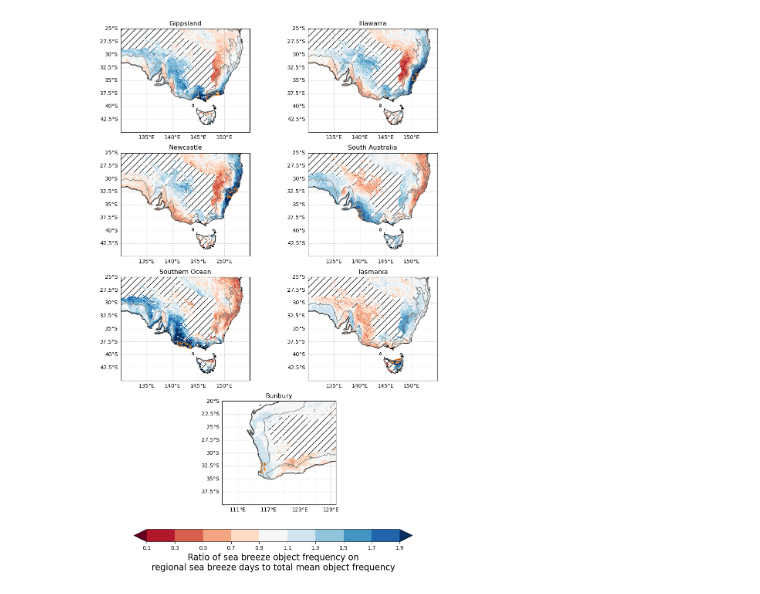
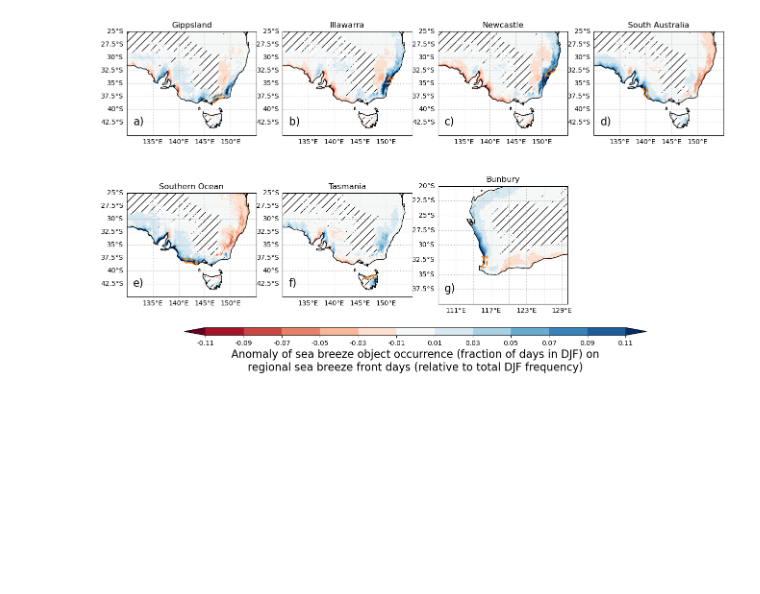
Before and after one commit to andrewbrown31/sea_breeze_analysis, a Jupyter notebook: analysis_notebooks/sb_days_stats_rez.ipynb, the cells around one changed output. Saved outputs shown, nothing was run; the diff lists cells and outputs as text; code cells hidden in the pictures; blank space fills up the shorter version.

```diff
--- a/analysis_notebooks/sb_days_stats_rez.ipynb
+++ b/analysis_notebooks/sb_days_stats_rez.ipynb
@@ -7,7 +10,7 @@ def read_csv(path):
 
     df = pd.read_csv(path)
     df["time"] = pd.to_datetime(df["time"])
-    return df.set_index("time")
+    return df.set_index("time").loc[slice("1979-01-01","2024-12-31 23:00")]
 
 bunbury = read_csv("/g/data/ng72/ab4502/sea_breeze_detection/barra_c_smooth_s2/sb_days/bunbury.csv")
 gipps = read_csv("/g/data/ng72/ab4502/sea_breeze_detection/barra_c_smooth_s2/sb_days/gipps.csv")
@@ -16,3 +19,8 @@ newcastle = read_csv("/g/data/ng72/ab4502/sea_breeze_detection/barra_c_smooth_s2
 sa = read_csv("/g/data/ng72/ab4502/sea_breeze_detection/barra_c_smooth_s2/sb_days/sa.csv")
 southern = read_csv("/g/data/ng72/ab4502/sea_breeze_detection/barra_c_smooth_s2/sb_days/southern.csv")
 tas = read_csv("/g/data/ng72/ab4502/sea_breeze_detection/barra_c_smooth_s2/sb_days/tas.csv")
+# %%
+names = ["South Australia","Southern Ocean","Tasmania","Gippsland","Illawarra","Newcastle"]
+df_stat = pd.DataFrame(columns=names,index=names,dtype=float)
+df_ci_low = pd.DataFrame(columns=names,index=names,dtype=float)
+df_ci_hi = pd.DataFrame(columns=names,index=names,dtype=float)
@@ -19,9 +65,8 @@ tas = read_csv("/g/data/ng72/ab4502/sea_breeze_detection/barra_c_smooth_s2/sb_da
 # %%
 def plot(ax,df,title):
 
-    (df[df["sb"]==1].index.month.value_counts().sort_index() / \
-         df.index.month.value_counts().sort_index()).plot(marker="o")
-    ax.set_ylim([0,0.9])
+    (df["sb"].groupby(df.index.month).mean()*100).plot(ax=ax,marker="o")
+    ax.set_ylim([0,105])
     ax.set_title(title)
     ax.grid(ls=":")
     ax.set_xlabel("")
@@ -201,6 +171,6 @@ client
 # %%
-sb_day_aest = xr.open_dataset("/g/data/ng72/ab4502/sea_breeze_detection/barra_c_smooth_s2/filters/daily_filtered_standard_F_aest_19790101_20250101.zarr/",engine="zarr",chunks={})
-sb_day_awst = xr.open_dataset("/g/data/ng72/ab4502/sea_breeze_detection/barra_c_smooth_s2/filters/daily_filtered_standard_F_awst_19790101_20241231.zarr/",engine="zarr",chunks={})
+sb_day_aest = xr.open_dataset("/g/data/ng72/ab4502/sea_breeze_detection/barra_c_smooth_s2/filters/daily_filtered_standard_F_aest_19790101_20241231.zarr/",engine="zarr",chunks={}).sel({"time":slice("1979-01-01","2024-12-31 23:00")})
+sb_day_awst = xr.open_dataset("/g/data/ng72/ab4502/sea_breeze_detection/barra_c_smooth_s2/filters/daily_filtered_standard_F_awst_19790101_20241231.zarr/",engine="zarr",chunks={}).sel({"time":slice("1979-01-01","2024-12-31 23:00")})
 # %%
 def seasonal_mean(ds):
 
@@ -249,76 +229,85 @@ shapes = xr.open_dataset("/g/data/ng72/ab4502/coastline_data/rez_coastal_shapes.
 # %%
 import cartopy.crs as ccrs
 
-season="DJF"
-min_freq = 0.01
-
-def plot(sb_day_aest_mean,ratio,season,ax,shape,lsm,lat_slice=slice(-45,-25),lon_slice=slice(130,155),min_freq=0.015,title=""):
+def plot(sb_day_aest_mean,ratio,season,ax,shape,lsm,lat_slice=slice(-45,-25),lon_slice=slice(130,155),min_freq=0.015,title="",letter=""):
 
     c=xr.where(
         sb_day_aest_mean[season] > min_freq,
         ratio[season],
-        np.nan).sel(lat=lat_slice,lon=lon_slice).plot(vmin=0,vmax=2,cmap="RdBu",levels=np.arange(0.1,2,0.2),extend="both",add_colorbar=False)
+        np.nan).sel(lat=lat_slice,lon=lon_slice).plot(cmap="RdBu",levels=np.arange(-0.11,0.12,0.02),extend="both",add_colorbar=False)
     xr.plot.contour(shape.sel(lat=lat_slice,lon=lon_slice),levels=1,colors="tab:orange",linestyles="--",linewidths=2)
-    xr.plot.contour(sb_day_aest_mean[season].sel(lat=lat_slice,lon=lon_slice),levels=[0.05],colors="grey",linewidths=1)
+    #xr.plot.contour(sb_day_aest_mean[season].sel(lat=lat_slice,lon=lon_slice),levels=[0.05],colors="grey",linewidths=1)
 
     xr.plot.contourf((sb_day_aest_mean[season].sel(lat=lat_slice,lon=lon_slice) < min_freq) * lsm.sel(lat=lat_slice,lon=lon_slice),
-                     levels=[0.5,1], hatches=["","//"],colors="none",add_colorbar=False)
+                    levels=[0.5,1], hatches=["","//"],colors="none",add_colorbar=False)
 
     plt.title(title)
 
+    ax.text(0.05,0.1,letter+")",transform=ax.transAxes,fontdict={"size":"16"})
+
     return c
 
-plt.figure(figsize=[12,16])
+plt.figure(figsize=[16,8])
 
-ax=plt.subplot2grid((4,4),(0,0),rowspan=1,colspan=2,projection=ccrs.PlateCarree())
-plot(sb_day_aest_mean,ratio_gipps,"DJF",ax,shapes["gipps"],shapes["lsm"],title="Gippsland")
+#ax=plt.subplot2grid((4,4),(0,0),rowspan=1,colspan=2,projection=ccrs.PlateCarree())
+ax=plt.subplot(2,4,1,projection=ccrs.PlateCarree())
+plot(sb_day_aest_mean,ratio_gipps,"DJF",ax,shapes["gipps"],shapes["lsm"],title="Gippsland",letter="a")
 ax.coastlines()
 ax.gridlines(ls=":",draw_labels=["left","bottom"])
 
 
 
-ax=plt.subplot2grid((4,4),(0,2),rowspan=1,colspan=2,projection=ccrs.PlateCarree())
-plot(sb_day_aest_mean,ratio_illawarra,"DJF",ax,shapes["illawara"],shapes["lsm"],title="Illawarra")
+#ax=plt.subplot2grid((4,4),(0,2),rowspan=1,colspan=2,projection=ccrs.PlateCarree())
+ax=plt.subplot(2,4,2,projection=ccrs.PlateCarree())
+plot(sb_day_aest_mean,ratio_illawarra,"DJF",ax,shapes["illawara"],shapes["lsm"],title="Illawarra",letter="b")
 ax.coastlines()
 ax.gridlines(ls=":",draw_labels=["left","bottom"])
 
 
 
-ax=plt.subplot2grid((4,4),(1,0),rowspan=1,colspan=2,projection=ccrs.PlateCarree())
-plot(sb_day_aest_mean,ratio_newcastle,"DJF",ax,shapes["newcastle"],shapes["lsm"],title="Newcastle")
+#ax=plt.subplot2grid((4,4),(1,0),rowspan=1,colspan=2,projection=ccrs.PlateCarree())
+ax=plt.subplot(2,4,3,projection=ccrs.PlateCarree())
+plot(sb_day_aest_mean,ratio_newcastle,"DJF",ax,shapes["newcastle"],shapes["lsm"],title="Newcastle",letter="c")
 ax.coastlines()
 ax.gridlines(ls=":",draw_labels=["left","bottom"])
 
 
 
-ax=plt.subplot2grid((4,4),(1,2),rowspan=1,colspan=2,projection=ccrs.PlateCarree())
-plot(sb_day_aest_mean,ratio_sa,"DJF",ax,shapes["sa"],shapes["lsm"],title="South Australia")
+#ax=plt.subplot2grid((4,4),(1,2),rowspan=1,colspan=2,projection=ccrs.PlateCarree())
+ax=plt.subplot(2,4,4,projection=ccrs.PlateCarree())
+plot(sb_day_aest_mean,ratio_sa,"DJF",ax,shapes["sa"],shapes["lsm"],title="South Australia",letter="d")
 ax.coastlines()
 ax.gridlines(ls=":",draw_labels=["left","bottom"])
 
 
 
-ax=plt.subplot2grid((4,4),(2,0),rowspan=1,colspan=2,projection=ccrs.PlateCarree())
-plot(sb_day_aest_mean,ratio_southern,"DJF",ax,shapes["southern"],shapes["lsm"],title="Southern Ocean")
+#ax=plt.subplot2grid((4,4),(2,0),rowspan=1,colspan=2,projection=ccrs.PlateCarree())
+ax=plt.subplot(2,4,5,projection=ccrs.PlateCarree())
+plot(sb_day_aest_mean,ratio_southern,"DJF",ax,shapes["southern"],shapes["lsm"],title="Southern Ocean",letter="e")
 ax.coastlines()
 ax.gridlines(ls=":",draw_labels=["left","bottom"])
 
 
 
 
-ax=plt.subplot2grid((4,4),(2,2),rowspan=1,colspan=2,projection=ccrs.PlateCarree())
-plot(sb_day_aest_mean,ratio_tas,"DJF",ax,shapes["tas"],shapes["lsm"],title="Tasmania")
+#ax=plt.subplot2grid((4,4),(2,2),rowspan=1,colspan=2,projection=ccrs.PlateCarree())
+ax=plt.subplot(2,4,6,projection=ccrs.PlateCarree())
+plot(sb_day_aest_mean,ratio_tas,"DJF",ax,shapes["tas"],shapes["lsm"],title="Tasmania",letter="f")
 ax.coastlines()
 ax.gridlines(ls=":",draw_labels=["left","bottom"])
 
 
-ax=plt.subplot2grid((4,4),(3,1),rowspan=1,colspan=2,projection=ccrs.PlateCarree())
-c=plot(sb_day_awst_mean,ratio_bunbury,"DJF",ax,shapes["bunbury"],shapes["lsm"],lon_slice=slice(108,130),lat_slice=slice(-40,-20),title="Bunbury")
+#ax=plt.subplot2grid((4,4),(3,1),rowspan=1,colspan=2,projection=ccrs.PlateCarree())
+ax=plt.subplot(2,4,7,projection=ccrs.PlateCarree())
+c=plot(sb_day_awst_mean,ratio_bunbury,"DJF",ax,shapes["bunbury"],shapes["lsm"],lon_slice=slice(108,130),lat_slice=slice(-40,-20),title="Bunbury",letter="g")
 ax.coastlines()
 ax.gridlines(ls=":",draw_labels=["left","bottom"])
 
 
 cb=plt.colorbar(c, cax=plt.axes([0.2,0.05,0.6,0.02]),orientation="horizontal")
-cb.set_label("Ratio of sea breeze object frequency on\nregional sea breeze days to total mean object frequency",size=16)
+cb.set_label("Anomaly of sea breeze object occurrence (fraction of days in DJF) on\nregional sea breeze front days (relative to total DJF frequency)",size=16)
+cb.ax.set_xticks(np.arange(-0.11,0.12,0.02),np.arange(-0.11,0.12,0.02).round(3).astype(str).tolist());
+
+plt.savefig("/g/data/ng72/ab4502/figs/wind_energy_paper/co_occurrence_map.jpeg",bbox_inches="tight",dpi=300)
 # %% [output]
-[figure, old version]
+[figure, new version]
```
Also changed, not shown: parts of 32 cells of this notebook, 31 other files.
